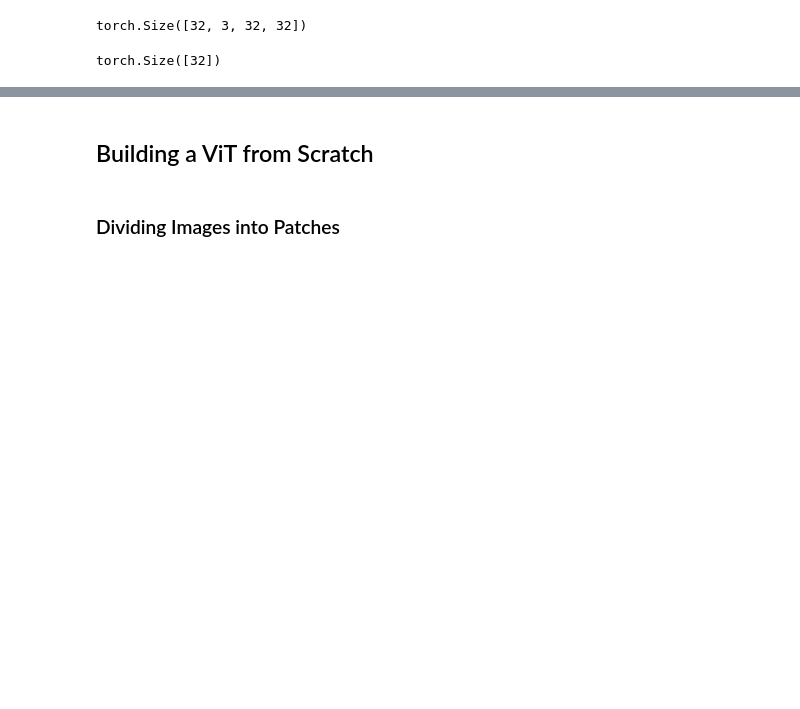
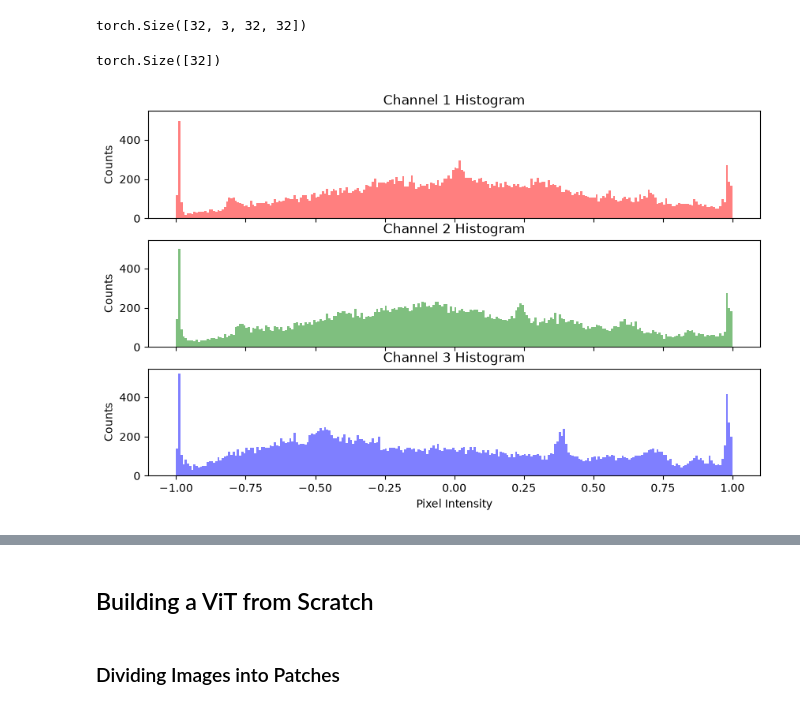
Before and after one commit to SandroAlex/llms-build-and-deploy, a Jupyter notebook: learning/build_a_text_to_image_generator_from_scratch/03_classify_images_with_a_vision_transformer.ipynb, the cells around one changed output, grey strips where cells are left out. Cells and saved outputs as stored; diff of their text form; code cells hidden in the pictures; blank space fills up the shorter version.

```diff
--- a/learning/build_a_text_to_image_generator_from_scratch/03_classify_images_with_a_vision_transformer.ipynb
+++ b/learning/build_a_text_to_image_generator_from_scratch/03_classify_images_with_a_vision_transformer.ipynb
@@ -140,6 +144,24 @@ torch.Size([32, 3, 32, 32])
 batch[1].shape
 # %% [output]
 torch.Size([32])
+# %%
+# Create three subplots: one for each channel of all images in the batch
+fig, axs = plt.subplots(3, 1, figsize=(10, 6), dpi=100, sharex=True, sharey=True)
+axs = axs.ravel()  # Flatten the axs array for easier indexing
+
+# Histogram of each channel
+for i in range(3):
+    axs[i].hist(
+        batch[0][:, i, :, :].numpy().ravel(),
+        bins=256,
+        color=["red", "green", "blue"][i],
+        alpha=0.5
+    )
+    axs[i].set_title(f"Channel {i+1} Histogram")
+    axs[i].set_ylabel("Counts")
+axs[-1].set_xlabel("Pixel Intensity");
+# %% [output]
+[figure, added]
 # %%
 # Create a 3 by 6 grid of pictures
 plt.figure(figsize=(12,6), dpi=100)
```
Also changed, not shown: parts of 9 cells of this notebook, 6 other files.
